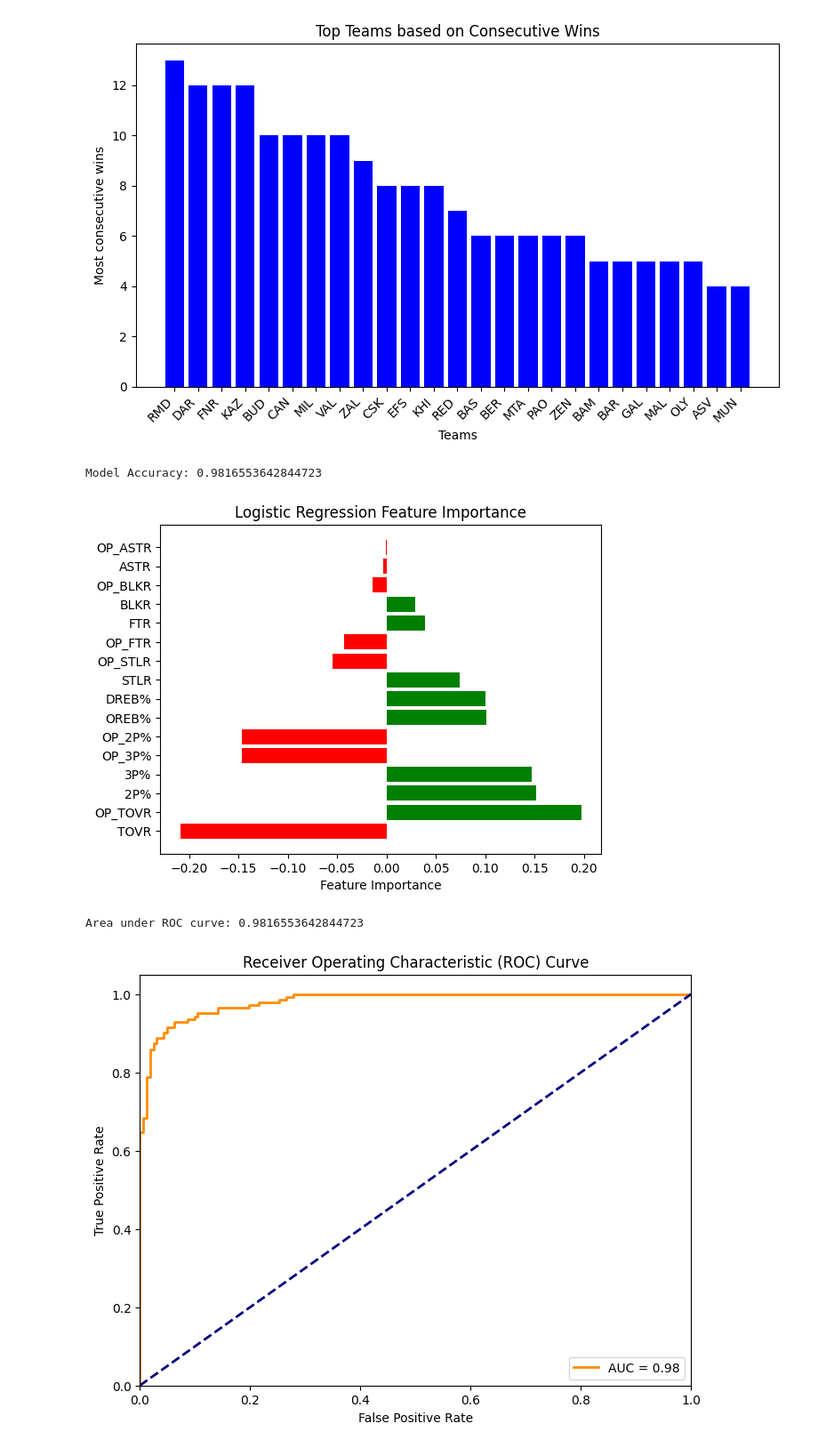
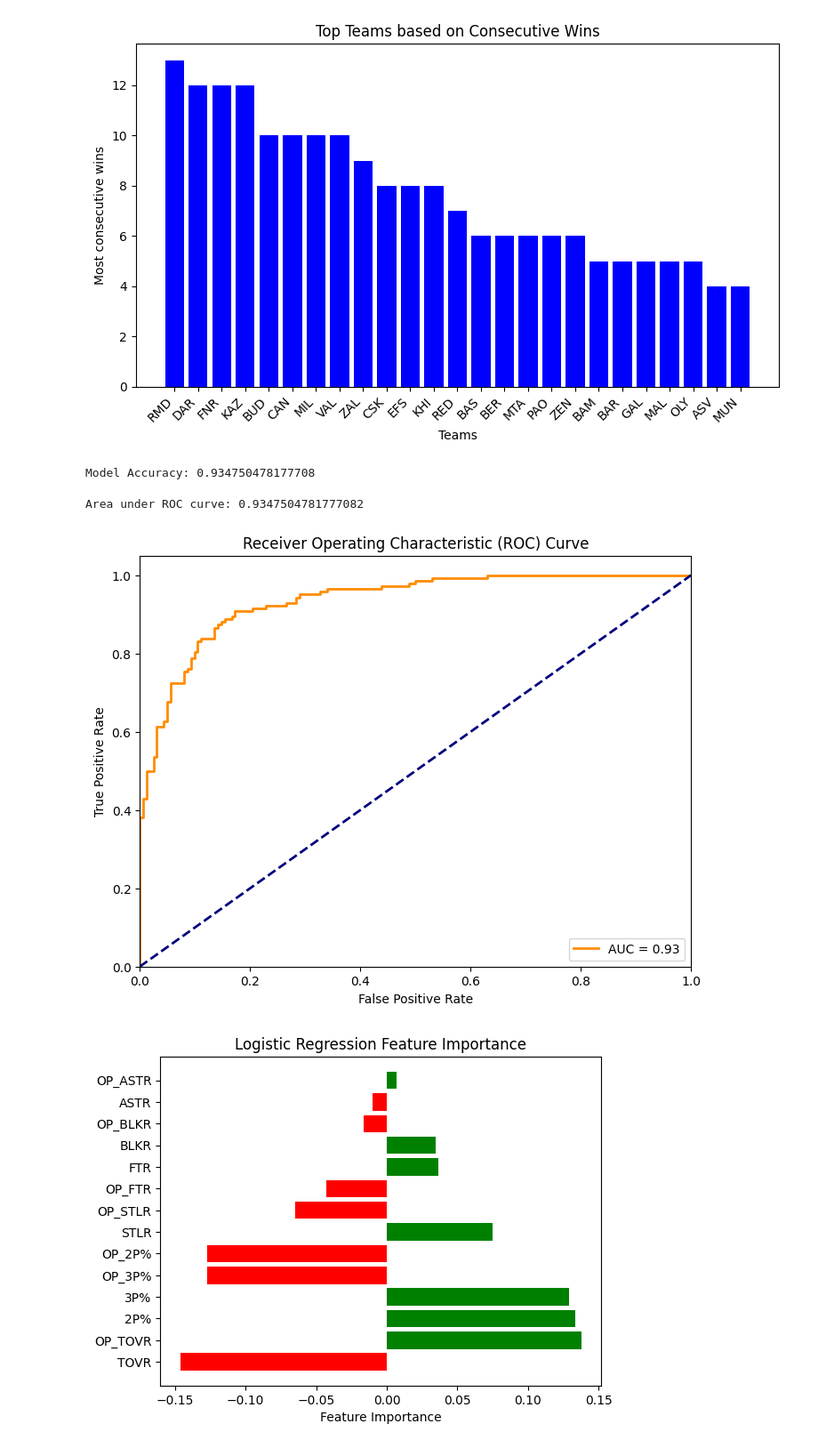
Before and after one commit to AleX77NP/EuroLeague-Advanced-Analysis, a Jupyter notebook: main.ipynb, the cells around one changed output. Shown: that part at 89% size. Cells and saved outputs as stored; diff of their text form; code cells hidden in the pictures.

Commit message:
Add predictions

```diff
--- a/main.ipynb
+++ b/main.ipynb
@@ -16,8 +16,7 @@ spark = SparkSession.builder.appName("EuroLeagueAnalysis").getOrCreate()
 spark.conf.set("spark.sql.execution.arrow.enabled", "true")
 
 # Read the CSV file into a DataFrame and infer schema
-data_path = "data/games.csv"
-df = spark.read.csv(data_path, header=True, inferSchema=True)
+df = spark.read.csv("data/games.csv", header=True, inferSchema=True)
 
 # Extract columns needed for analysis
 analysis_columns = ['season', 'team', 'PTS', 'OP_PTS', '3P%', 'OP_3P%', '2P%', 'OP_2P%', 'FTR', 'OP_FTR', 'OREB%', 'DREB%', 'ASTR', 'OP_ASTR',
@@ -83,7 +82,7 @@ only showing top 10 rows
 # Create model for game prediction
 
 # These are feature and label columns for our model - we want to see how game result depends on these stats
-feature_columns = ['3P%', 'OP_3P%', '2P%', 'OP_2P%', 'FTR', 'OP_FTR', 'OREB%', 'DREB%', 'ASTR', 'OP_ASTR',
+feature_columns = ['3P%', 'OP_3P%', '2P%', 'OP_2P%', 'FTR', 'OP_FTR', 'ASTR', 'OP_ASTR',
                     'TOVR', 'OP_TOVR', 'STLR', 'OP_STLR', 'BLKR', 'OP_BLKR']
 
 label_column = "did_win"
@@ -104,36 +103,34 @@ el_predictor.train_model()
 # Evaluate the model - check accuracy
 el_predictor.evaluate_model()
 # %% [output]
-Model Accuracy: 0.9816553642844723
+Model Accuracy: 0.934750478177708
-# %%
-# Get some insights from model using graphs
-model = el_predictor.get_model()
-feature_importance = model.stages[-1].coefficients
-
-# Create a dictionary of feature names and their corresponding importance scores
-feature_importance_dict = dict(zip(feature_columns, feature_importance))
-
-# Sort the features based on importance
-sorted_features = sorted(feature_importance_dict.items(), key=lambda x: abs(x[1]), reverse=True)
-
-# Extract feature names and importance scores for plotting
-sorted_feature_names, sorted_importance = zip(*sorted_features)
-
-# Plot graph for feature importance (negative value means positive for opposing team!)
-el_plotter.plot_model_feature_graph(sorted_feature_names, sorted_importance)
-
-# Plot roc curve
-auc_roc = el_predictor.get_model_accuracy()
-print(f"Area under ROC curve: {auc_roc}")
-
-# Get the true positive rate and false positive rate for the ROC
-test_predictions = el_predictor.get_test_predictions()
-labels = [float(row[label_column]) for row in test_predictions[0]]
-probabilities = [float(row.probability[1]) for row in test_predictions[1]]
-fpr, tpr, _ = roc_curve(labels, probabilities)
-
-el_plotter.plot_roc_curve(fpr, tpr, auc_roc)
-# %% [output]
-[figure, removed]
-Area under ROC curve: 0.9816553642844723
-[figure, removed]
+# %%
+# Get some insights from model using graphs
+model = el_predictor.get_model()
+test_predictions = el_predictor.get_test_predictions()
+
+
+# Get the true positive rate and false positive rate for the ROC
+labels = [float(row[label_column]) for row in test_predictions[0]]
+probabilities = [float(row.probability[1]) for row in test_predictions[1]]
+fpr, tpr, _ = roc_curve(labels, probabilities)
+auc_roc = auc(fpr, tpr)
+
+# Plot roc curve
+print(f"Area under ROC curve: {auc_roc}")
+el_plotter.plot_roc_curve(fpr, tpr, auc_roc)
+
+
+# Check importance for each feature
+feature_importance = model.stages[-1].coefficients
+feature_importance_dict = dict(zip(feature_columns, feature_importance))
+
+sorted_features = sorted(feature_importance_dict.items(), key=lambda x: abs(x[1]), reverse=True)
+sorted_feature_names, sorted_importance = zip(*sorted_features)
+
+# Plot graph for feature importance (negative value means positive for opposing team!)
+el_plotter.plot_model_feature_graph(sorted_feature_names, sorted_importance)
+# %% [output]
+Area under ROC curve: 0.9347504781777082
+[figure, added]
+[figure, added]
```
Also changed, not shown: parts of 1 cell of this notebook, 3 other files.
